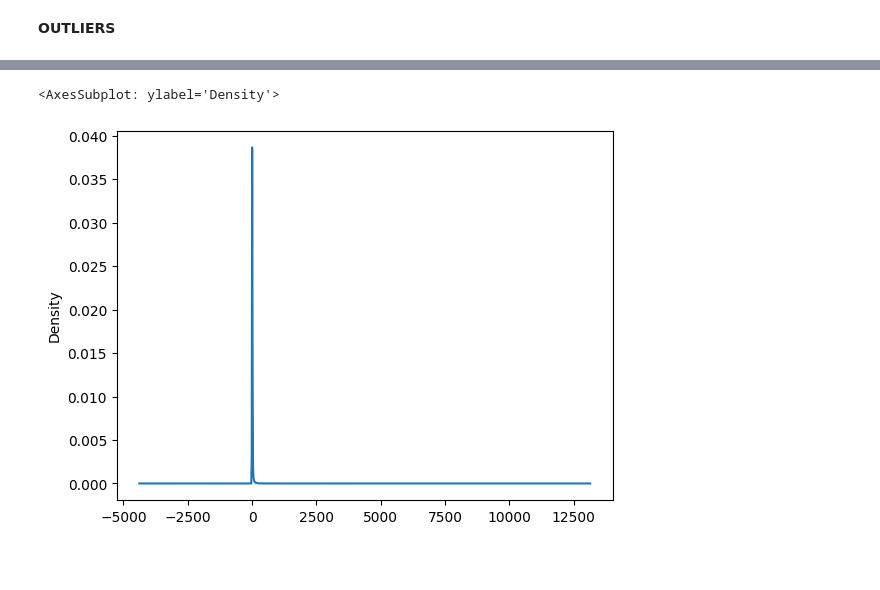
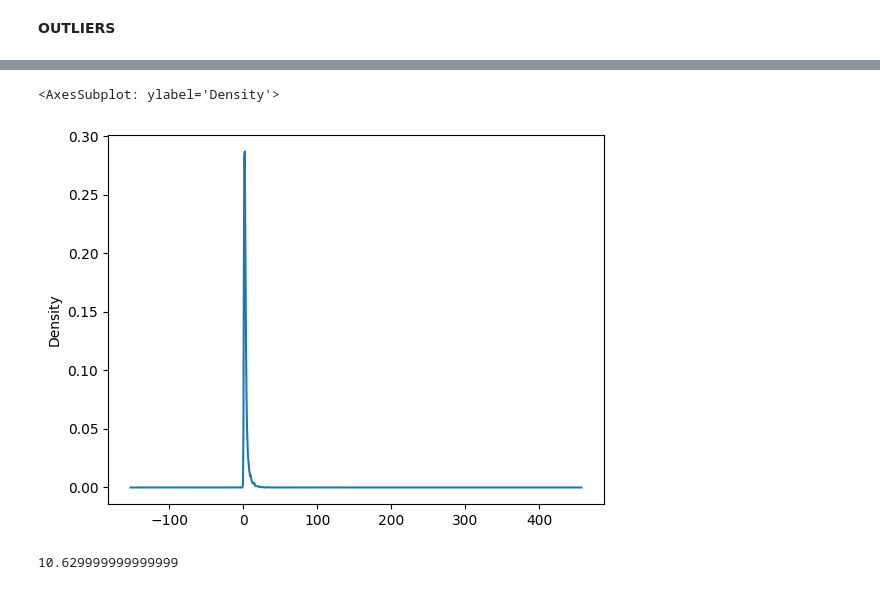
Before and after one commit to cperezh/FoodECommerceScraper, a Jupyter notebook: source/Producto_DIA_DP/Migracion Dataset.ipynb, the cells around one changed output, grey strips where cells are left out. Saved outputs shown, nothing was run; the diff lists cells and outputs as text; code cells hidden in the pictures; blank space fills up the shorter version.

```diff
--- a/source/Producto_DIA_DP/Migracion Dataset.ipynb
+++ b/source/Producto_DIA_DP/Migracion Dataset.ipynb
@@ -165,4 +182,6 @@ dt = delta.DeltaTable.forName(sparkdb.spark, "producto_dia.producto_dim")
 dt.delete("product_id = 18013 and ts_load='2023-09-15 06:59:58.497'")
 # %% [markdown]
 **OUTLIERS**
+# %%
+field = "price"
 # %%
@@ -193,5 +212,11 @@ df[df["unit_price"]>whiskers[1]].sort_values(by="unit_price", ascending=False)
 # %%
-df["unit_price"].plot(kind="density")
+df[field].plot(kind="density")
 # %% [output]
 <AxesSubplot: ylabel='Density'>
-[figure, old version]
+[figure, new version]
+# %%
+IQR = df[field].quantile(q=0.75) - df[field].quantile(q=0.25)
+out_thr = (IQR * 3) + df[field].quantile(q=0.75)
+out_thr
+# %% [output]
+10.629999999999999
```
Also changed, not shown: parts of 8 cells of this notebook.
